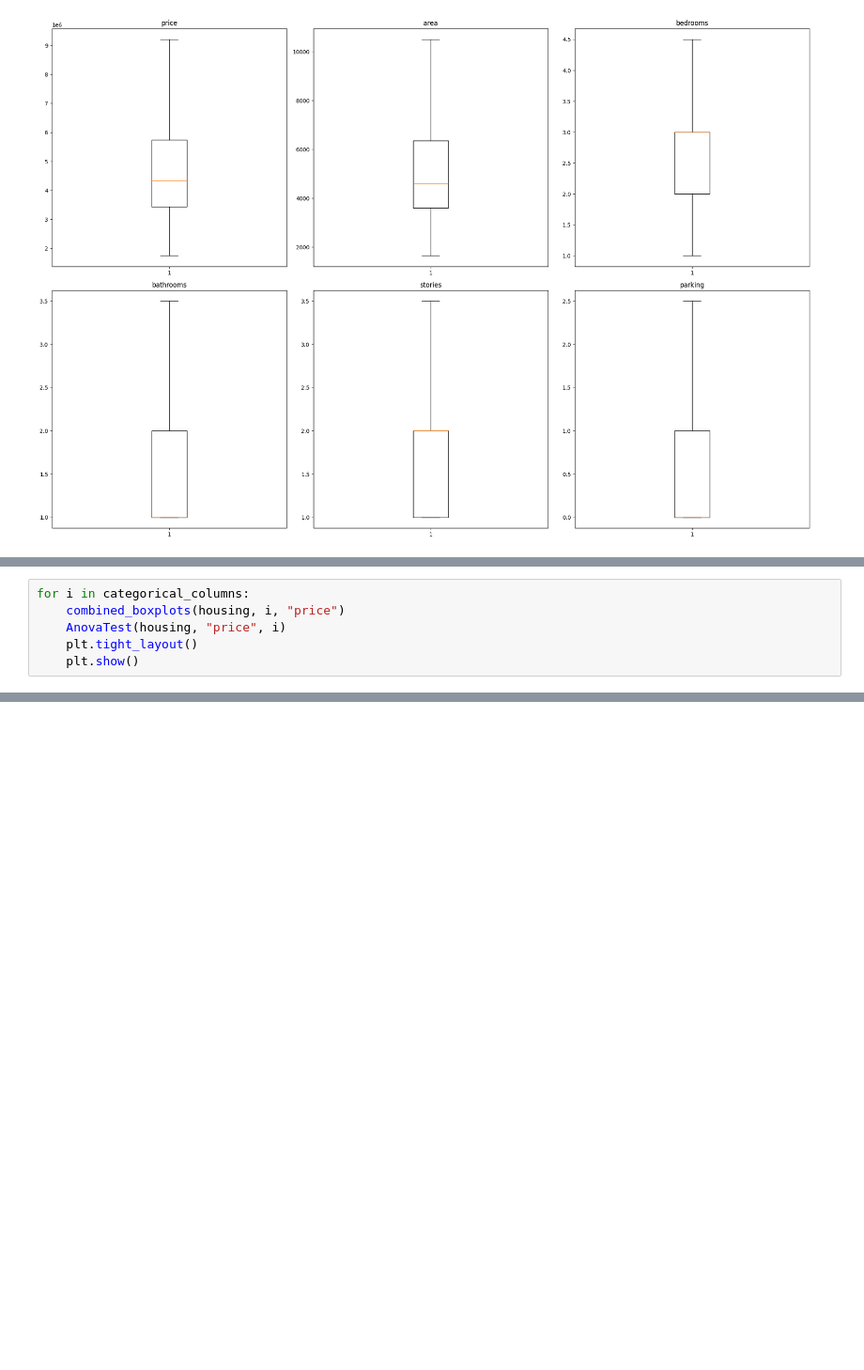
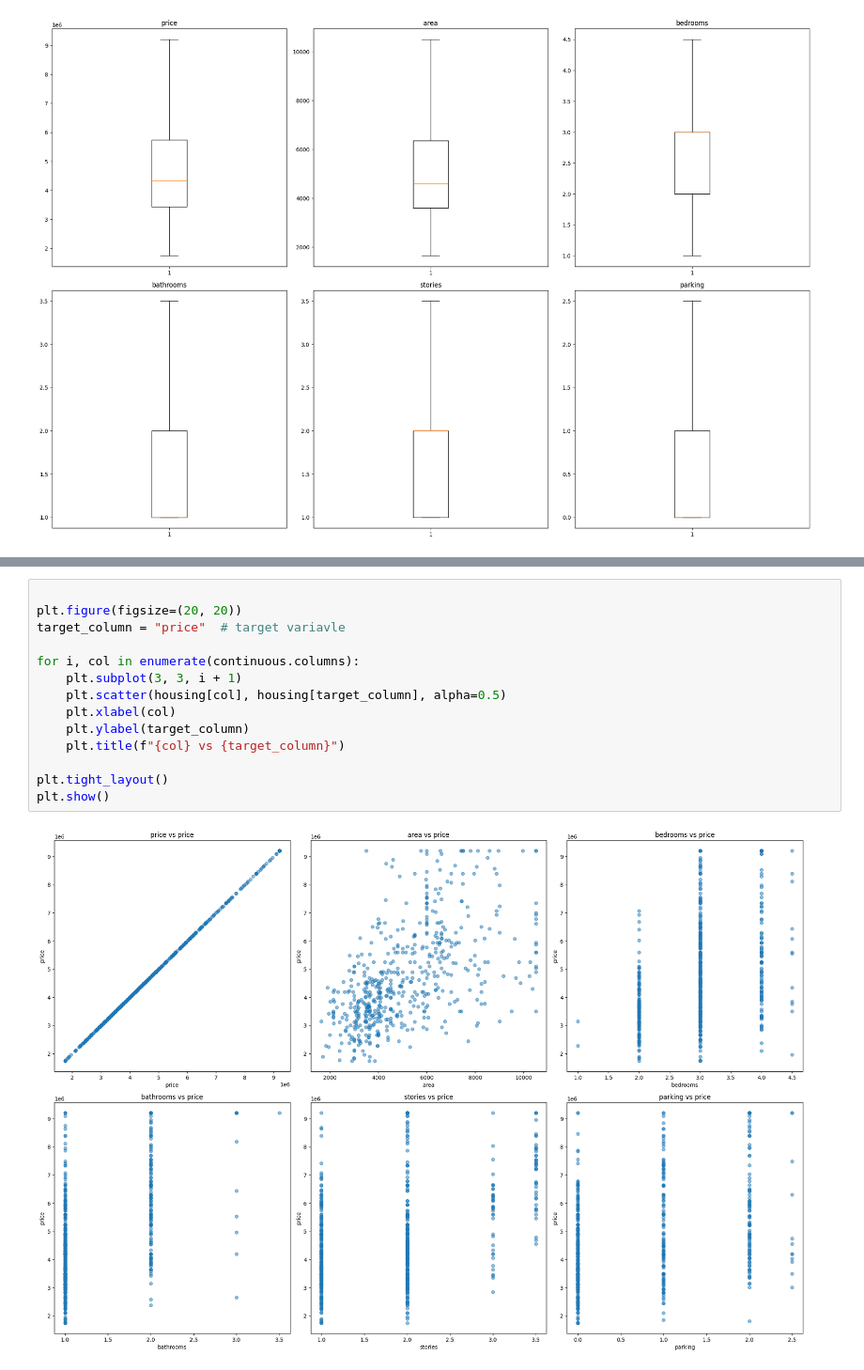
Before and after one commit to Cemputus/Housing, a Jupyter notebook: housing..ipynb, the cells around one changed output, grey strips where cells are left out. Shown at 94% size. Cells and saved outputs as stored; diff of their text form; blank space fills up the shorter version.

```diff
--- a/housing..ipynb
+++ b/housing..ipynb
@@ -343,6 +239,0 @@ Index(['mainroad', 'guestroom', 'basement', 'hotwaterheating',
-# %%
-for i in categorical_columns:
-    combined_boxplots(housing, i, "price")
-    AnovaTest(housing, "price", i)
-    plt.tight_layout()
-    plt.show()
@@ -362,0 +240,16 @@ hotwaterheating is correlated with price
+# %%
+
+plt.figure(figsize=(20, 20))
+target_column = "price"  # target variavle
+
+for i, col in enumerate(continuous.columns):
+    plt.subplot(3, 3, i + 1)
+    plt.scatter(housing[col], housing[target_column], alpha=0.5)
+    plt.xlabel(col)
+    plt.ylabel(target_column)
+    plt.title(f"{col} vs {target_column}")
+
+plt.tight_layout()
+plt.show()
+# %% [output]
+[figure, added]
```
Also changed, not shown: parts of 28 cells of this notebook.
